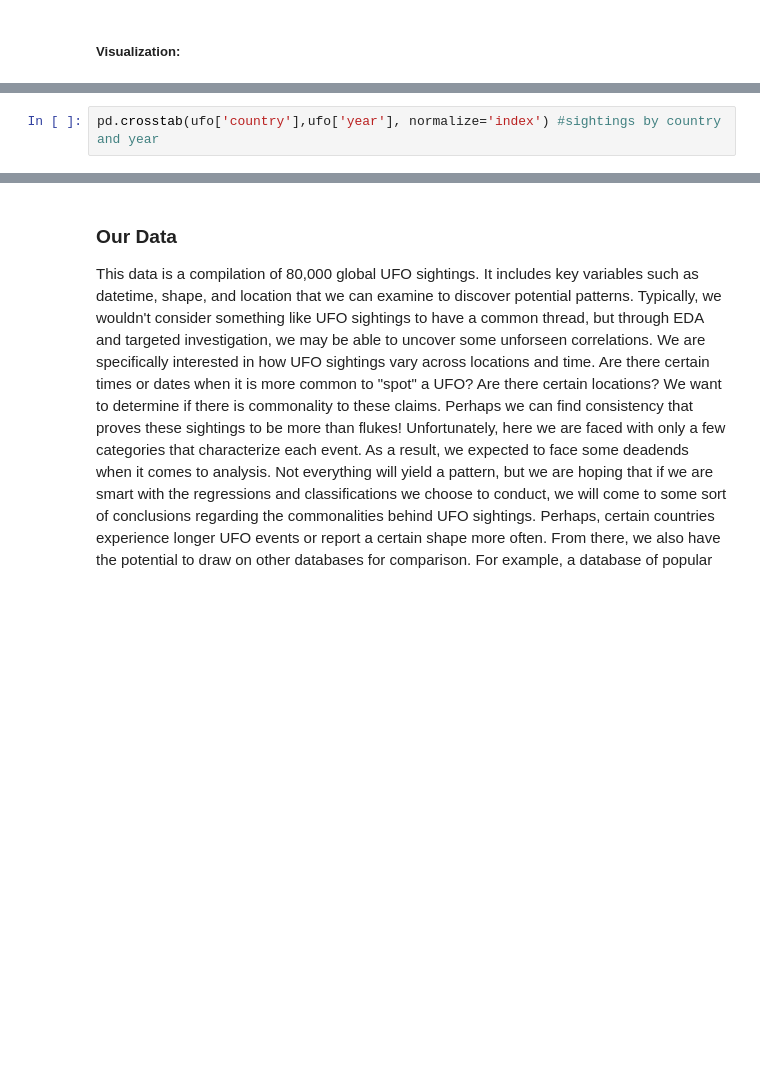
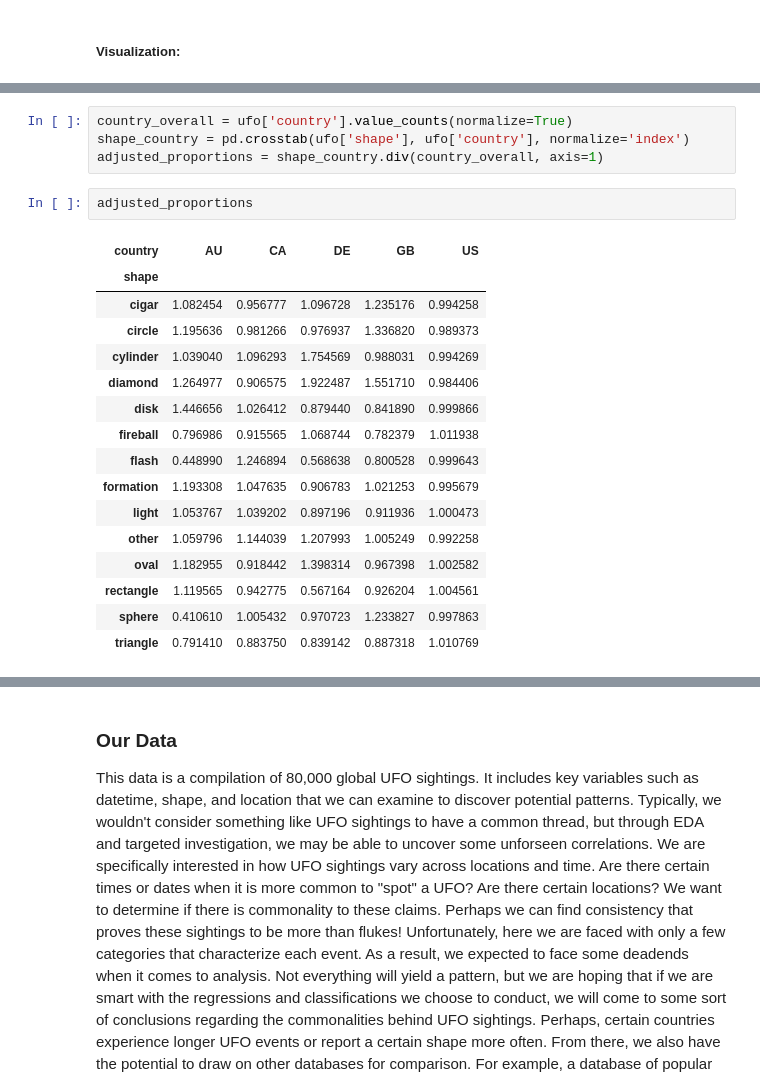
Before and after one commit to avery32/group_project, a Jupyter notebook: ufo_sightings-2.ipynb, the cells around one changed output, grey strips where cells are left out. Drawn from its saved outputs; the diff is of its cells as text; blank space fills up the shorter version.

```diff
--- a/ufo_sightings-2.ipynb
+++ b/ufo_sightings-2.ipynb
@@ -382,2 +381,23 @@ pd.crosstab(ufo['country'],ufo['shape'], normalize='index') #Cross tabulating th
-# %%
-pd.crosstab(ufo['country'],ufo['year'], normalize='index') #sightings by country and year
+# %%
+country_overall = ufo['country'].value_counts(normalize=True)
+shape_country = pd.crosstab(ufo['shape'], ufo['country'], normalize='index')
+adjusted_proportions = shape_country.div(country_overall, axis=1)
+# %%
+adjusted_proportions
+# %% [output]
+| country | AU | CA | DE | GB | US |
+| shape |  |  |  |  |  |
+| cigar | 1.082454 | 0.956777 | 1.096728 | 1.235176 | 0.994258 |
+| circle | 1.195636 | 0.981266 | 0.976937 | 1.336820 | 0.989373 |
+| cylinder | 1.039040 | 1.096293 | 1.754569 | 0.988031 | 0.994269 |
+| diamond | 1.264977 | 0.906575 | 1.922487 | 1.551710 | 0.984406 |
+| disk | 1.446656 | 1.026412 | 0.879440 | 0.841890 | 0.999866 |
+| fireball | 0.796986 | 0.915565 | 1.068744 | 0.782379 | 1.011938 |
+| flash | 0.448990 | 1.246894 | 0.568638 | 0.800528 | 0.999643 |
+| formation | 1.193308 | 1.047635 | 0.906783 | 1.021253 | 0.995679 |
+| light | 1.053767 | 1.039202 | 0.897196 | 0.911936 | 1.000473 |
+| other | 1.059796 | 1.144039 | 1.207993 | 1.005249 | 0.992258 |
+| oval | 1.182955 | 0.918442 | 1.398314 | 0.967398 | 1.002582 |
+| rectangle | 1.119565 | 0.942775 | 0.567164 | 0.926204 | 1.004561 |
+| sphere | 0.410610 | 1.005432 | 0.970723 | 1.233827 | 0.997863 |
+| triangle | 0.791410 | 0.883750 | 0.839142 | 0.887318 | 1.010769 |
```
Also changed, not shown: parts of 18 cells of this notebook.
